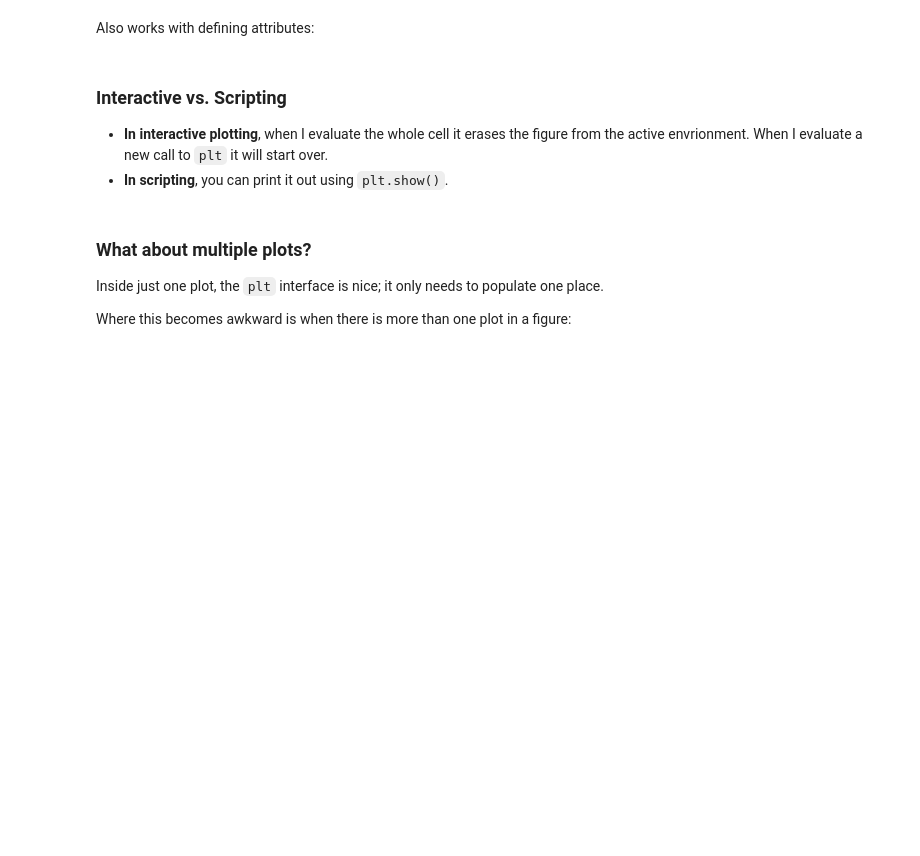
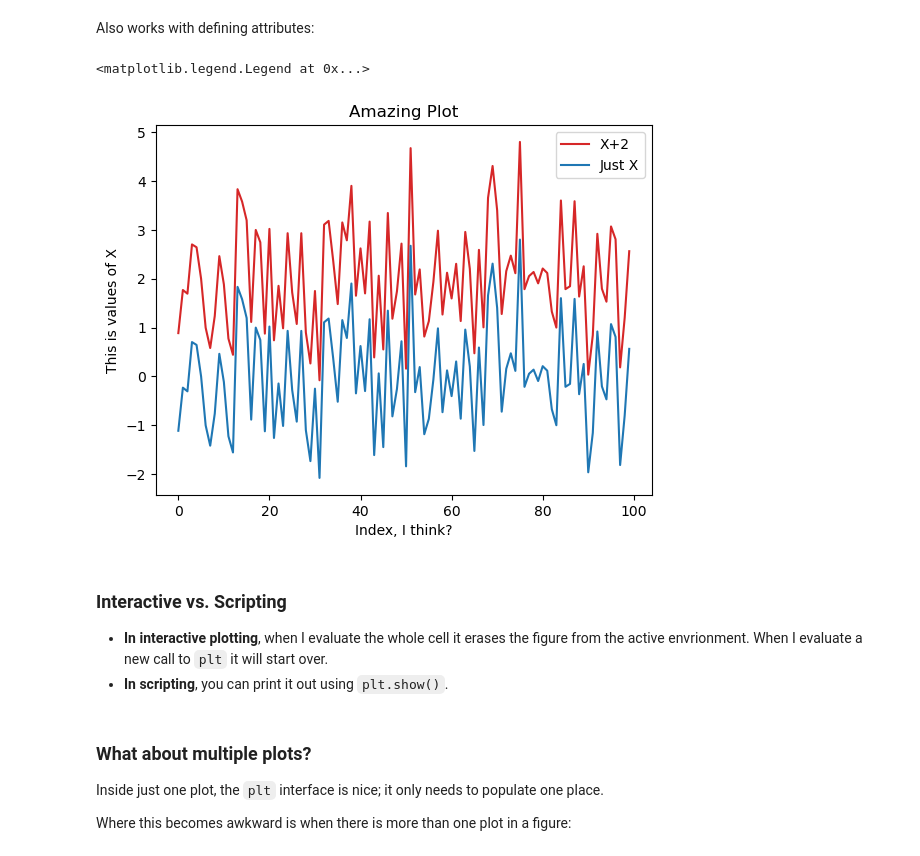
Before and after one commit to jphutch/ACE-592-SAE, a Jupyter notebook: Lectures/1_Introduction/50_Matplotlib.ipynb, the cells around one changed output. Drawn from its saved outputs; the diff is of its cells as text; code cells hidden in the pictures; blank space fills up the shorter version.

```diff
--- a/Lectures/1_Introduction/50_Matplotlib.ipynb
+++ b/Lectures/1_Introduction/50_Matplotlib.ipynb
@@ -69,12 +75,19 @@ plt.plot(df['X'])
 # %% [markdown]
 Also works with defining attributes:
 # %%
-plt.plot(df['X']+2,color="C3",label="X+2")
-plt.plot(df['X'],label="Just X")
-plt.title("Amazing Plot")
-plt.xlabel("Index, I think?")
-plt.ylabel("This is values of X")
-plt.legend()
+plt.plot(df['X']+2,                        #
+         color="C3",                       #
+         label="X+2")                      #
+plt.plot(df['X'],                          #
+         label="Just X")                   #
+
+plt.title("Amazing Plot")                  #
+plt.xlabel("Index, I think?")              #
+plt.ylabel("This is values of X")          #
+plt.legend()                               #
+# %% [output]
+<matplotlib.legend.Legend at 0x...>
+[figure, added]
 # %% [markdown]
 ### Interactive vs. Scripting
 - __In interactive plotting__, when I evaluate the whole cell it erases the figure from the active envrionment. When I evaluate a new call to `plt` it will start over.
```
Also changed, not shown: parts of 24 cells of this notebook, 3 other files.
